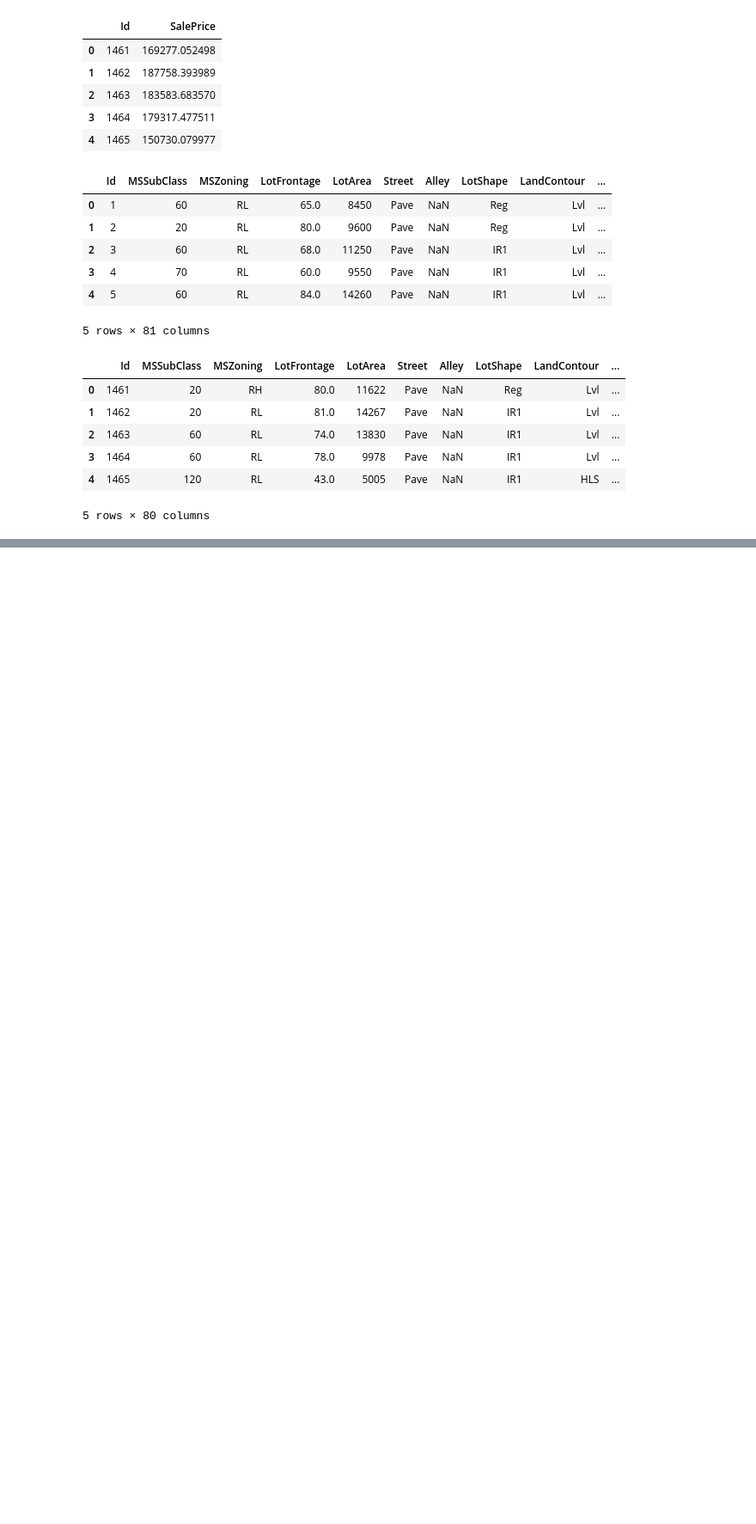
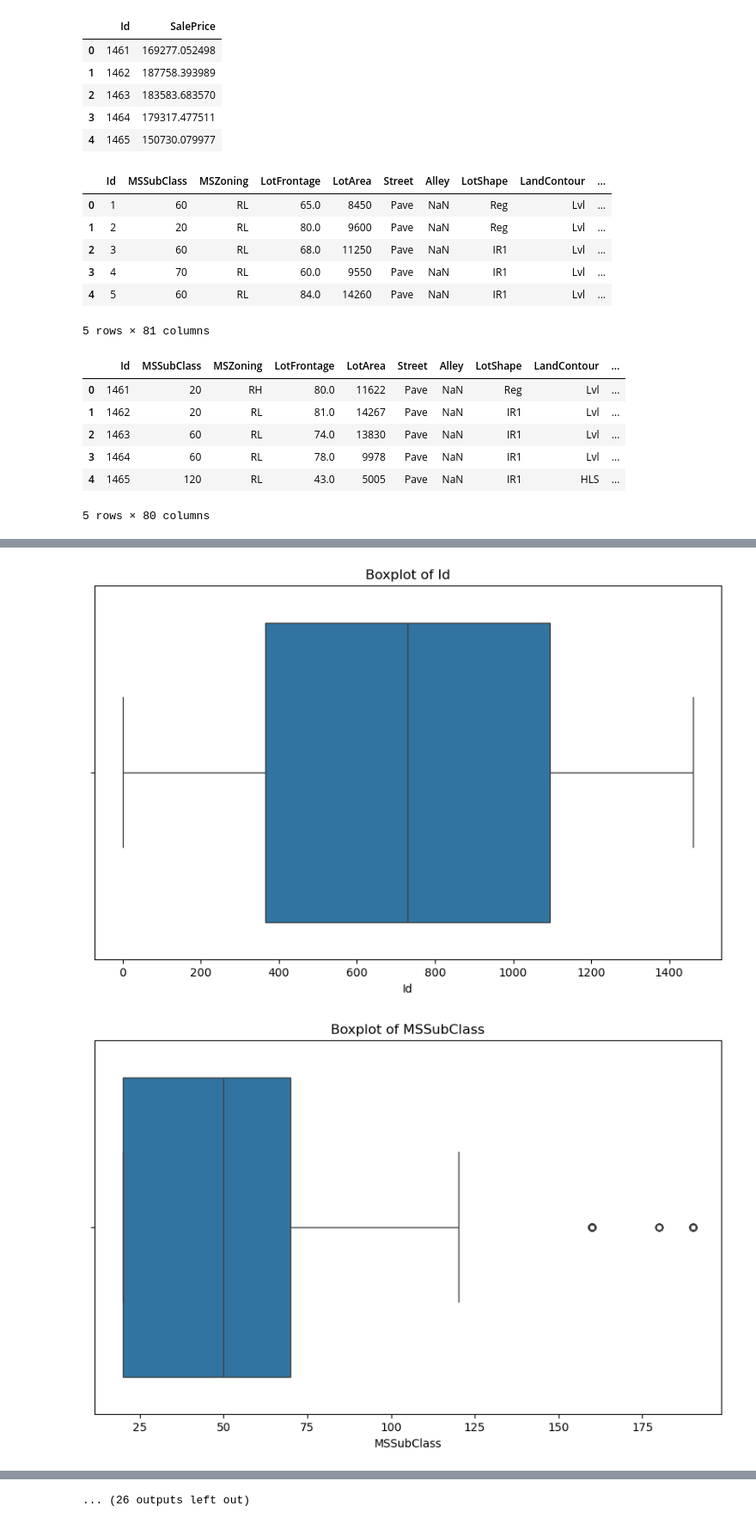
Before and after one commit to TurmaeUrsorum/repo_dicoding, a Jupyter notebook: 3. Belajar Machine Learning untuk Pemula/3. Machine Learning Workflow/ML_workflow.ipynb, the cells around one changed output, grey strips where cells are left out. Shown at 86% size. Cells and saved outputs as stored; diff of their text form; code cells hidden in the pictures; blank space fills up the shorter version.

```diff
--- a/3. Belajar Machine Learning untuk Pemula/3. Machine Learning Workflow/ML_workflow.ipynb
+++ b/3. Belajar Machine Learning untuk Pemula/3. Machine Learning Workflow/ML_workflow.ipynb
@@ -38,0 +111,3 @@ test.head()
+# %%
+less = missing_value[missing_value < 1000].index
+over = missing_value[missing_value >= 1000].index
@@ -38,0 +140,3 @@ test.head()
+# %%
+numeric_feature = train[less].select_dtypes(include=["number"]).columns
+train[numeric_feature] = train[numeric_feature].fillna(train[numeric_feature].median())
@@ -38,0 +154,5 @@ test.head()
+# %%
+kategorical_feature = train[less].select_dtypes(include=["object"]).columns
+
+for column in kategorical_feature:
+    train[column] = train[column].fillna(train[column].mode()[0])
@@ -38,0 +173,2 @@ test.head()
+# %%
+df = train.drop(columns=over)
@@ -38,0 +184,11 @@ test.head()
+# %%
+for feature in numeric_feature:
+    plt.figure(figsize=(10, 6))
+    sns.boxplot(
+        x=df[feature]
+    )
+    plt.title(f"Boxplot of {feature}")
+    plt.show()
+# %% [output]
+[figure, added]
+[figure, added]
@@ -38,0 +205 @@ test.head()
+... (26 outputs left out)
```
Also changed, not shown: parts of 23 cells of this notebook.
